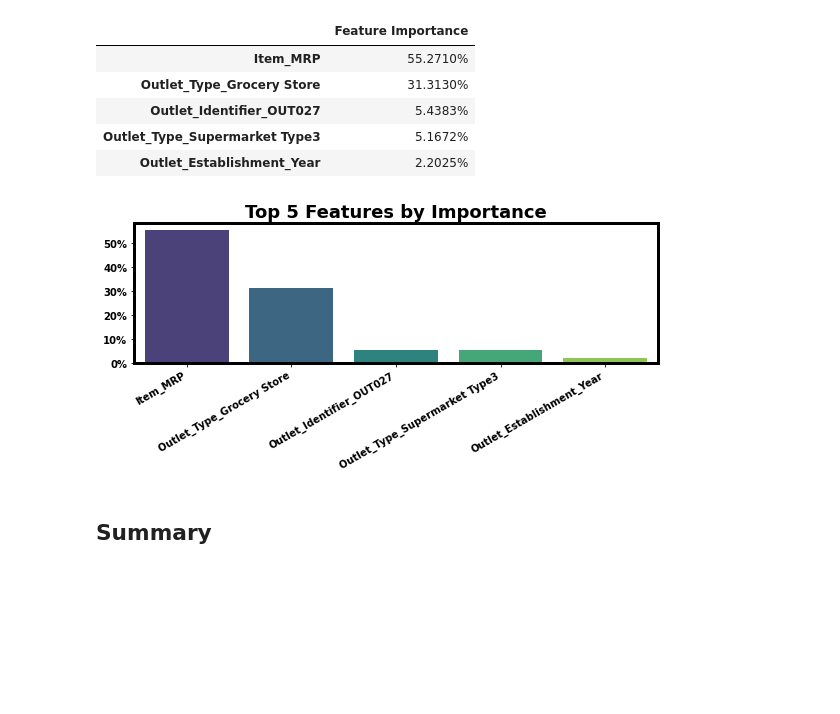
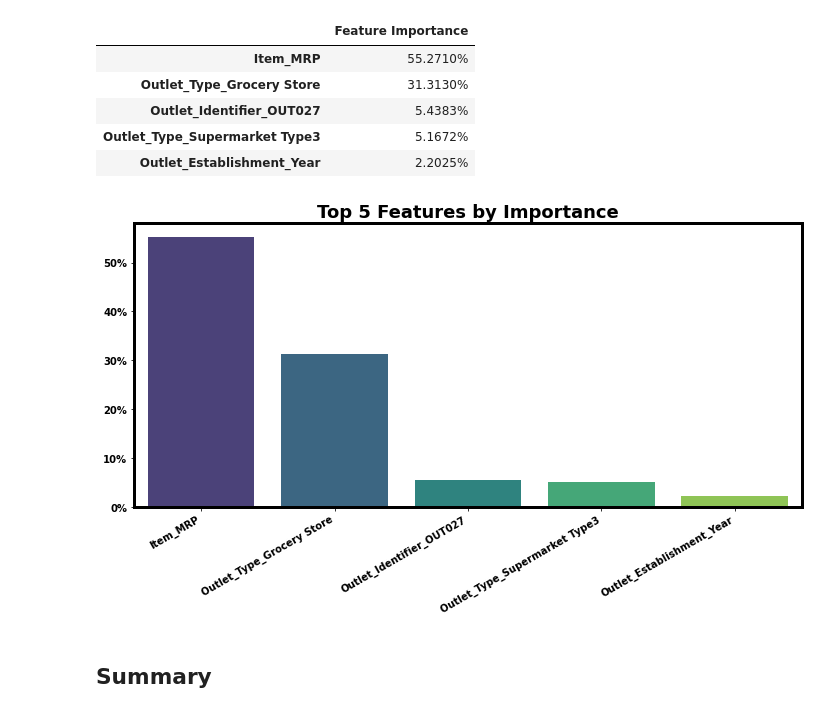
Before and after one commit to YBilodeau/Regression---Prediction-of-Grocery-Sales, a Jupyter notebook: Regression_Prediction_of_Grocery_Sales_.ipynb, the cells around one changed output. Saved outputs shown, nothing was run; the diff lists cells and outputs as text; code cells hidden in the pictures; blank space fills up the shorter version.

```diff
--- a/Regression_Prediction_of_Grocery_Sales_.ipynb
+++ b/Regression_Prediction_of_Grocery_Sales_.ipynb
@@ -4126,13 +4126,13 @@ top_5_feature_importance_df.style.format({"Feature Importance":  "{:.4%}"})
 | Outlet_Establishment_Year | 2.2025% |
 # %%
 bar_plot(top_5_feature_importance_df, column_name='Feature Importance',
-         file_name='Feature Importance.png',
+         fs=(10,6), file_name='Feature Importance.png',
          tit_lab='Top 5 Features by Importance',
          label_order=top_5_feature_importance_df.index,
          fmt=perc_0_fmt,
          hza='right', rot=30)
 # %% [output]
-[figure, old version]
+[figure, new version]
 # %% [markdown]
 ## **Summary**
 # %% [markdown]
```
Also changed, not shown: parts of 2 cells of this notebook, 3 other files.
